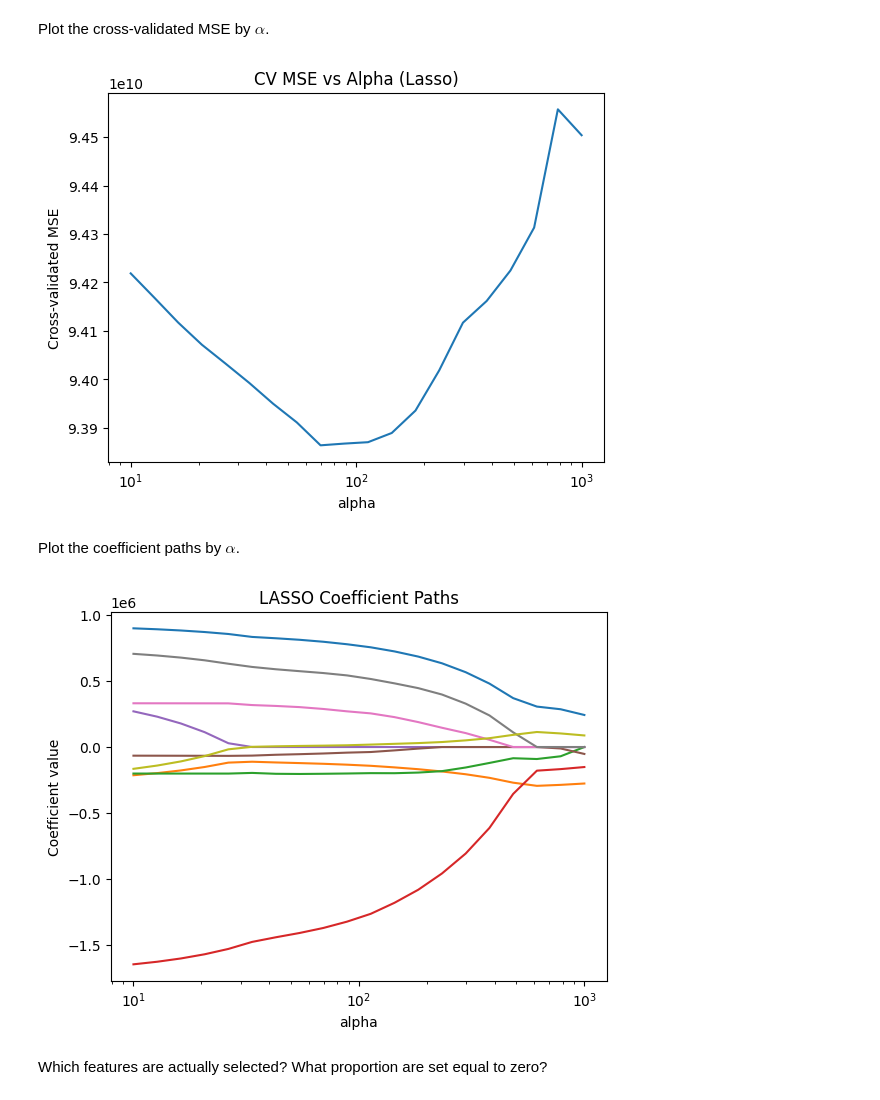
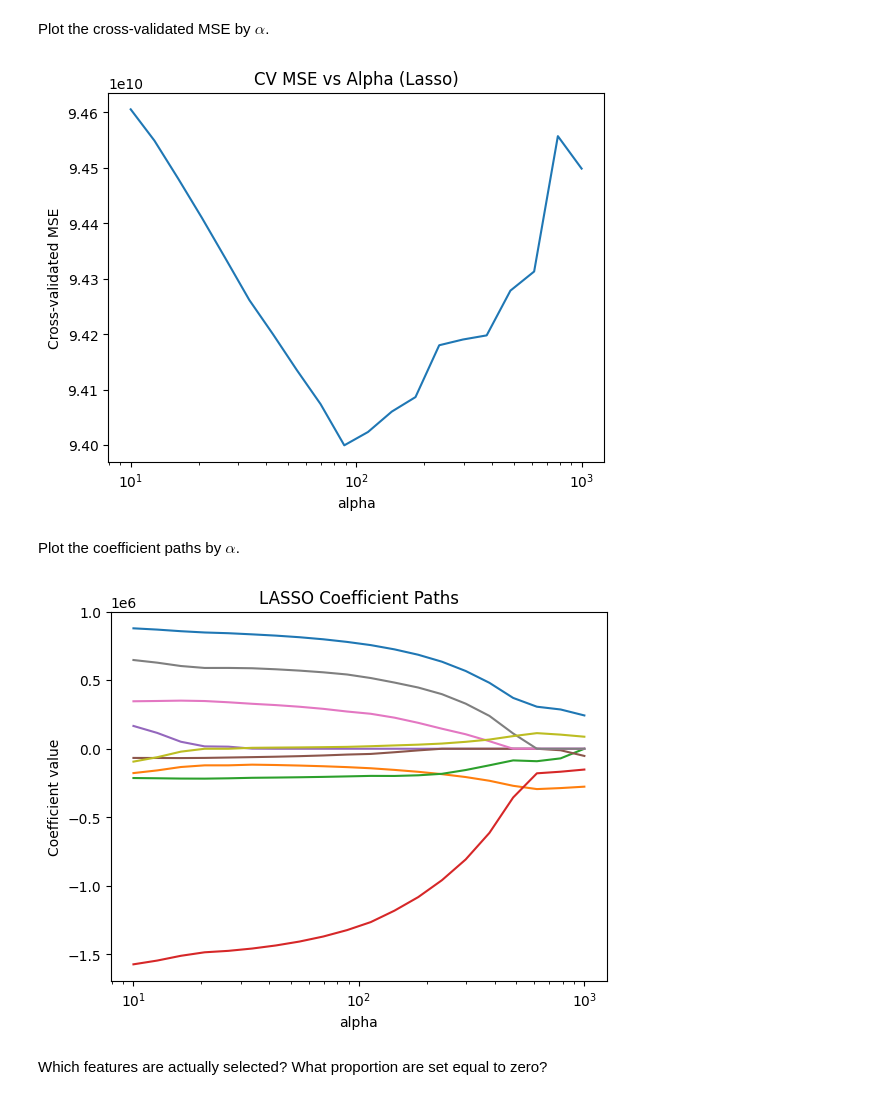
Before and after one commit to MadelineHeathh/undergrad_ml_assignments, a Jupyter notebook: 04_assignment_regularization.ipynb, the cells around one changed output. Cells and saved outputs as stored; diff of their text form; code cells hidden in the pictures.

```diff
--- a/04_assignment_regularization.ipynb
+++ b/04_assignment_regularization.ipynb
@@ -146,11 +155,11 @@ from sklearn.linear_model import LassoCV
 
 alphas = np.logspace(1, 3, 20)
 
-lasso_cv = LassoCV(alphas=alphas, cv=20, random_state=100)
+lasso_cv = LassoCV(alphas=alphas, cv=20, random_state=100, max_iter=1_000_000)
 lasso_cv.fit(X_poly_scaled, df['Price'])
 
 print("Best alpha:", lasso_cv.alpha_)
 
-lasso_coefs = pd.Series(lasso_cv.coef_, index=X_poly_scaled.columns)
-print(lasso_coefs)
+lasso_coefs = pd.Series(lasso_cv.coef_, index=feature_names)
+lasso_coefs
 # %% [output]
@@ -180,36 +189,36 @@ plt.ylabel('Cross-validated MSE')
 plt.title('CV MSE vs Alpha (Lasso)')
 plt.show()
 # %% [output]
-[figure, old version]
+[figure, new version]
 # %% [markdown]
 Plot the coefficient paths by $\alpha$.
 # %%
 from sklearn.linear_model import Lasso
 
 #loop over alphas and store coefs
 coefs = []
 
 for a in alphas:
-    model = Lasso(alpha=a, max_iter=10000)
+    model = Lasso(alpha=a, max_iter=1_000_000)
     model.fit(X_poly_scaled, df['Price'])
     coefs.append(model.coef_)
 
 coefs = np.array(coefs)
 
 #plot
 plt.figure()
 
 for i in range(coefs.shape[1]):
     plt.plot(alphas, coefs[:, i])
 
 plt.xscale('log')
 plt.xlabel('alpha')
 plt.ylabel('Coefficient value')
 plt.title('LASSO Coefficient Paths')
 
 plt.show()
 # %% [output]
-[figure, old version]
+[figure, new version]
 # %% [markdown]
 Which features are actually selected? What proportion are set equal to zero?
 # %%
```
Also changed, not shown: parts of 38 cells of this notebook.
